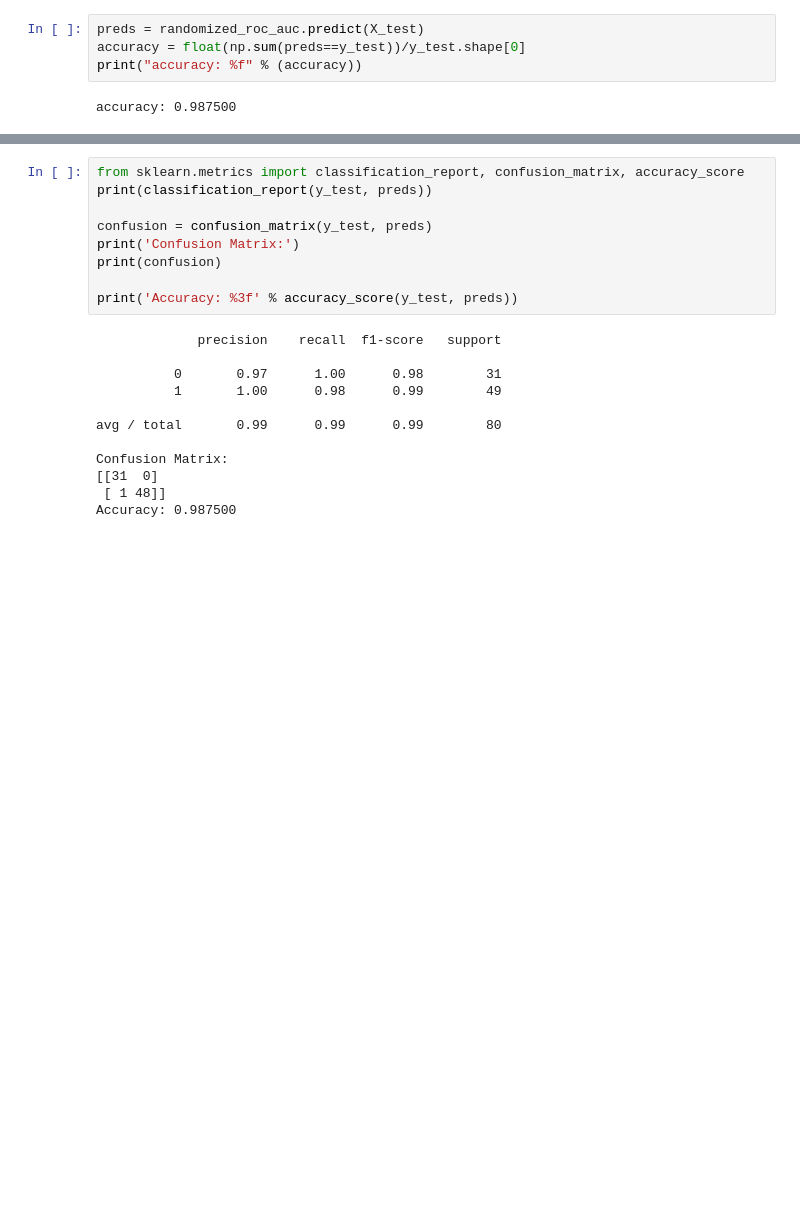
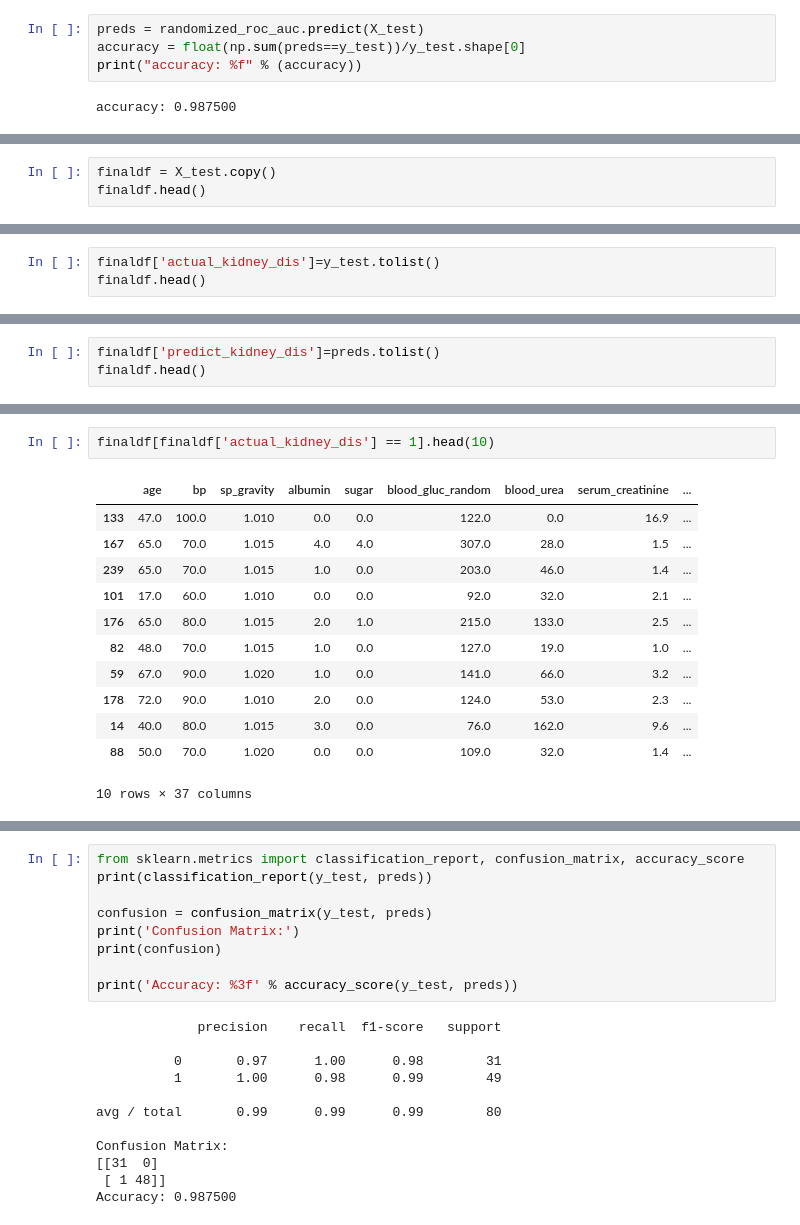
Before and after one commit to yasimk/predict_kidney_disease_XGBoost, a Jupyter notebook: xgboost_kidney_disease_prediction_1.0.ipynb, the cells around one changed output, grey strips where cells are left out. Saved outputs shown, nothing was run; the diff lists cells and outputs as text; blank space fills up the shorter version.

```diff
--- a/xgboost_kidney_disease_prediction_1.0.ipynb
+++ b/xgboost_kidney_disease_prediction_1.0.ipynb
@@ -558,0 +531,3 @@ FOutput.loc[(FOutput.HGB < 13.5) & (FOutput.packed_cell_vol < 41.5) & (FOutput.b
+# %%
+finaldf = X_test.copy()
+finaldf.head()
@@ -558,0 +542,3 @@ FOutput.loc[(FOutput.HGB < 13.5) & (FOutput.packed_cell_vol < 41.5) & (FOutput.b
+# %%
+finaldf['actual_kidney_dis']=y_test.tolist()
+finaldf.head()
@@ -558,0 +553,3 @@ FOutput.loc[(FOutput.HGB < 13.5) & (FOutput.packed_cell_vol < 41.5) & (FOutput.b
+# %%
+finaldf['predict_kidney_dis']=preds.tolist()
+finaldf.head()
@@ -558,0 +571,15 @@ FOutput.loc[(FOutput.HGB < 13.5) & (FOutput.packed_cell_vol < 41.5) & (FOutput.b
+# %%
+finaldf[finaldf['actual_kidney_dis'] == 1].head(10)
+# %% [output]
+|  | age | bp | sp_gravity | albumin | sugar | blood_gluc_random | blood_urea | serum_creatinine | ... |
+| 133 | 47.0 | 100.0 | 1.010 | 0.0 | 0.0 | 122.0 | 0.0 | 16.9 | ... |
+| 167 | 65.0 | 70.0 | 1.015 | 4.0 | 4.0 | 307.0 | 28.0 | 1.5 | ... |
+| 239 | 65.0 | 70.0 | 1.015 | 1.0 | 0.0 | 203.0 | 46.0 | 1.4 | ... |
+| 101 | 17.0 | 60.0 | 1.010 | 0.0 | 0.0 | 92.0 | 32.0 | 2.1 | ... |
+| 176 | 65.0 | 80.0 | 1.015 | 2.0 | 1.0 | 215.0 | 133.0 | 2.5 | ... |
+| 82 | 48.0 | 70.0 | 1.015 | 1.0 | 0.0 | 127.0 | 19.0 | 1.0 | ... |
+| 59 | 67.0 | 90.0 | 1.020 | 1.0 | 0.0 | 141.0 | 66.0 | 3.2 | ... |
+| 178 | 72.0 | 90.0 | 1.010 | 2.0 | 0.0 | 124.0 | 53.0 | 2.3 | ... |
+| 14 | 40.0 | 80.0 | 1.015 | 3.0 | 0.0 | 76.0 | 162.0 | 9.6 | ... |
+| 88 | 50.0 | 70.0 | 1.020 | 0.0 | 0.0 | 109.0 | 32.0 | 1.4 | ... |
+10 rows × 37 columns
```
Also changed, not shown: parts of 11 cells of this notebook.
